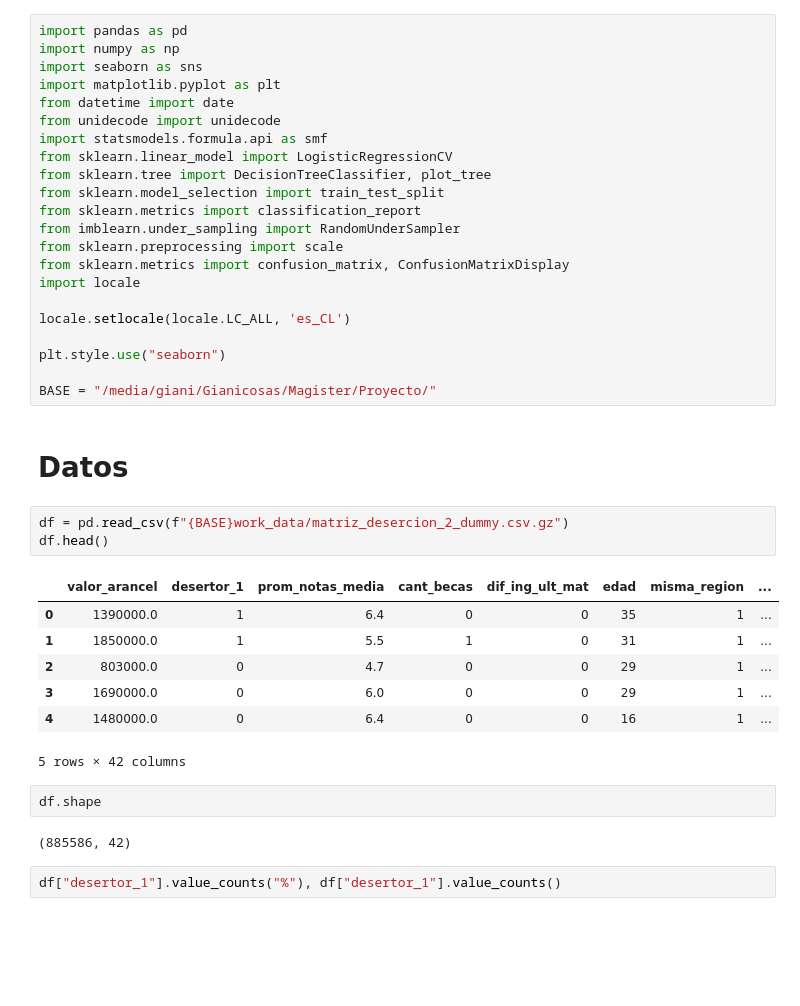
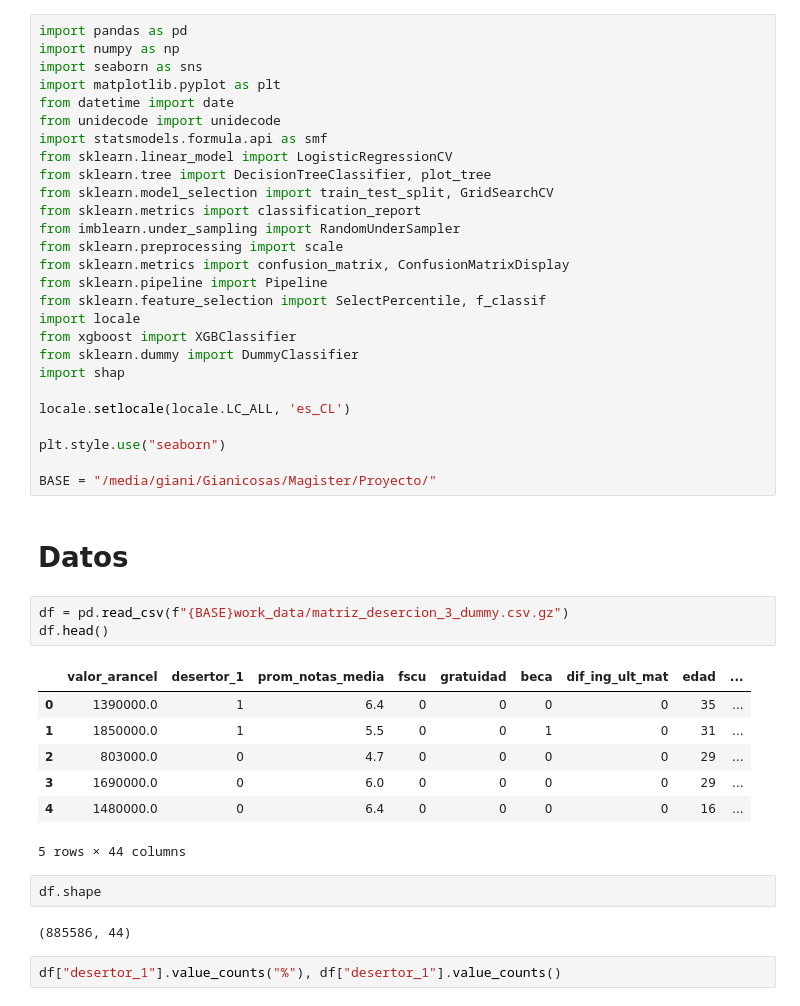
Before and after one commit to GianniCatBug/MDS7201-mineduc-desercion, a Jupyter notebook: notebooks/7-modelos.ipynb, the cells around one changed output. Drawn from its saved outputs; the diff is of its cells as text; blank space fills up the shorter version.

```diff
--- a/notebooks/7-modelos.ipynb
+++ b/notebooks/7-modelos.ipynb
@@ -8,12 +8,17 @@ from unidecode import unidecode
 import statsmodels.formula.api as smf
 from sklearn.linear_model import LogisticRegressionCV
 from sklearn.tree import DecisionTreeClassifier, plot_tree
-from sklearn.model_selection import train_test_split
+from sklearn.model_selection import train_test_split, GridSearchCV
 from sklearn.metrics import classification_report
 from imblearn.under_sampling import RandomUnderSampler
 from sklearn.preprocessing import scale
 from sklearn.metrics import confusion_matrix, ConfusionMatrixDisplay
+from sklearn.pipeline import Pipeline
+from sklearn.feature_selection import SelectPercentile, f_classif
 import locale
+from xgboost import XGBClassifier
+from sklearn.dummy import DummyClassifier
+import shap
 
 locale.setlocale(locale.LC_ALL, 'es_CL')
 
@@ -23,20 +28,20 @@ BASE = "/media/giani/Gianicosas/Magister/Proyecto/"
 # %% [markdown]
 # Datos
 # %%
-df = pd.read_csv(f"{BASE}work_data/matriz_desercion_2_dummy.csv.gz")
+df = pd.read_csv(f"{BASE}work_data/matriz_desercion_3_dummy.csv.gz")
 df.head()
 # %% [output]
-|  | valor_arancel | desertor_1 | prom_notas_media | cant_becas | dif_ing_ult_mat | edad | misma_region | ... |
-| 0 | 1390000.0 | 1 | 6.4 | 0 | 0 | 35 | 1 | ... |
-| 1 | 1850000.0 | 1 | 5.5 | 1 | 0 | 31 | 1 | ... |
-| 2 | 803000.0 | 0 | 4.7 | 0 | 0 | 29 | 1 | ... |
-| 3 | 1690000.0 | 0 | 6.0 | 0 | 0 | 29 | 1 | ... |
-| 4 | 1480000.0 | 0 | 6.4 | 0 | 0 | 16 | 1 | ... |
+|  | valor_arancel | desertor_1 | prom_notas_media | fscu | gratuidad | beca | dif_ing_ult_mat | edad | ... |
+| 0 | 1390000.0 | 1 | 6.4 | 0 | 0 | 0 | 0 | 35 | ... |
+| 1 | 1850000.0 | 1 | 5.5 | 0 | 0 | 1 | 0 | 31 | ... |
+| 2 | 803000.0 | 0 | 4.7 | 0 | 0 | 0 | 0 | 29 | ... |
+| 3 | 1690000.0 | 0 | 6.0 | 0 | 0 | 0 | 0 | 29 | ... |
+| 4 | 1480000.0 | 0 | 6.4 | 0 | 0 | 0 | 0 | 16 | ... |
-5 rows × 42 columns
+5 rows × 44 columns
 # %%
 df.shape
 # %% [output]
-(885586, 42)
+(885586, 44)
 # %%
 df["desertor_1"].value_counts("%"), df["desertor_1"].value_counts()
 # %% [output]
```
Also changed, not shown: parts of 38 cells of this notebook, 3 other files.
